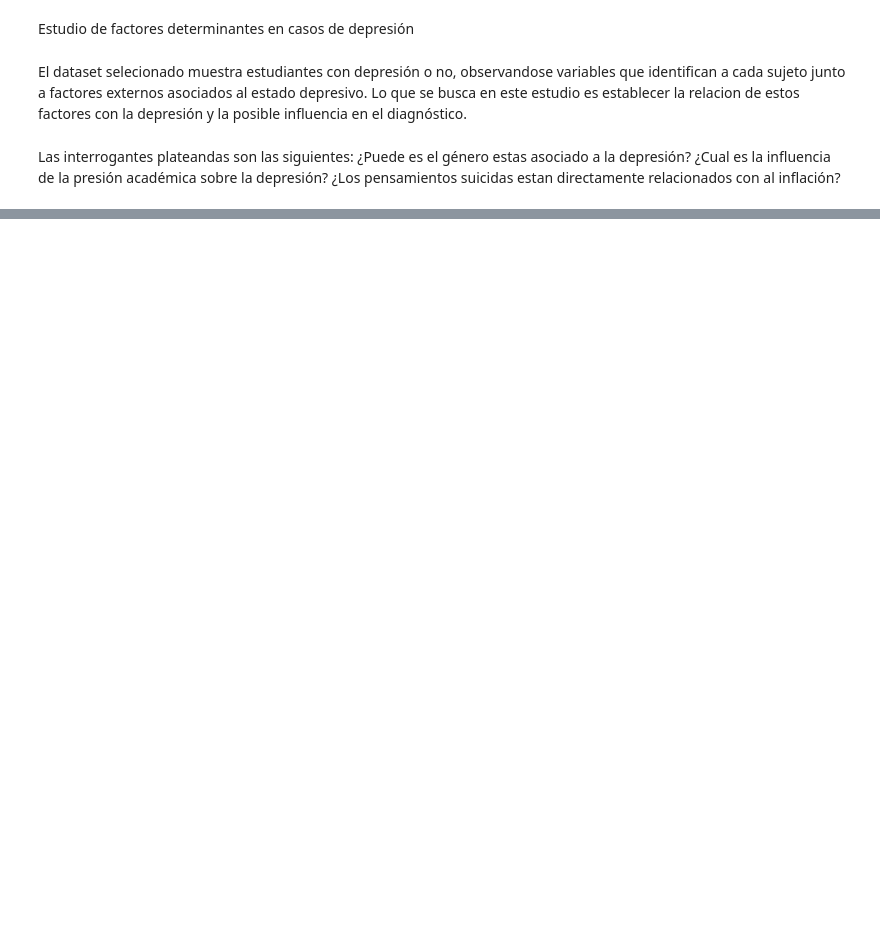
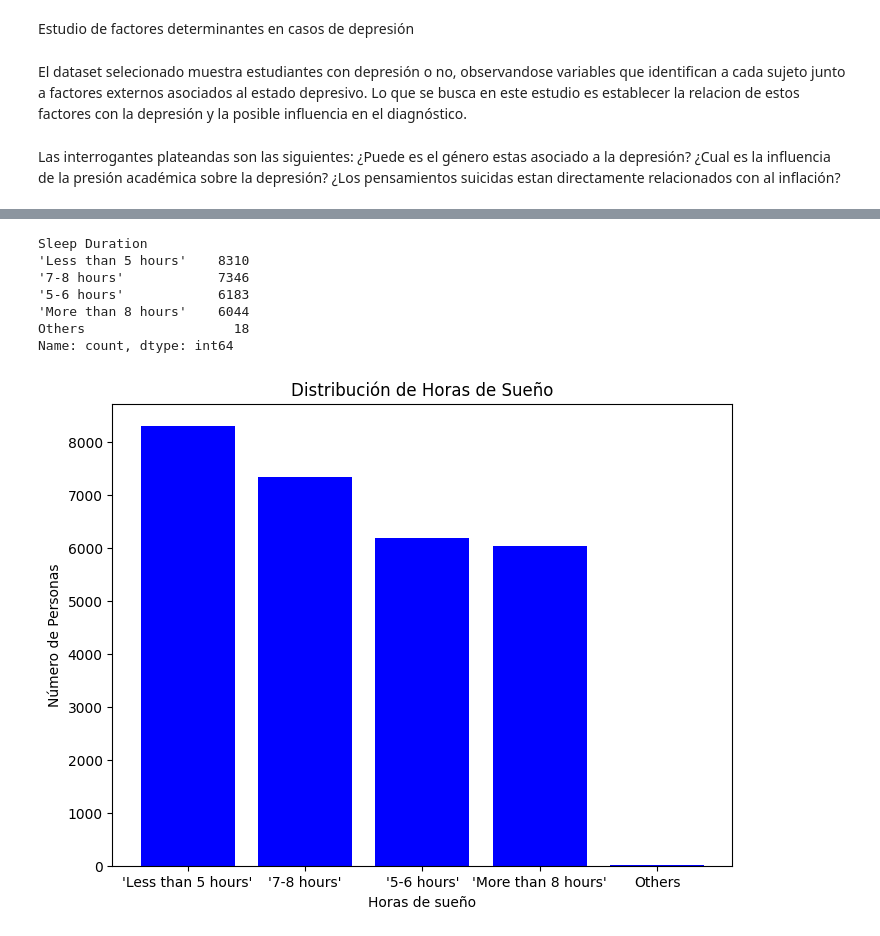
Before and after one commit to LeoV79080679/DSCI, a Jupyter notebook: ProyectoDS_parteI_Valderrama.ipynb, the cells around one changed output, grey strips where cells are left out. Cells and saved outputs as stored; diff of their text form; code cells hidden in the pictures; blank space fills up the shorter version.

```diff
--- a/ProyectoDS_parteI_Valderrama.ipynb
+++ b/ProyectoDS_parteI_Valderrama.ipynb
@@ -68,0 +107,26 @@ df.describe()
+# %%
+df['Sleep Duration'].str.strip()
+
+df['Sleep Duration'].unique()
+
+sleep_duration= df['Sleep Duration'].value_counts()
+
+print(sleep_duration)
+
+plt.figure(figsize=(8, 6))
+plt.bar(sleep_duration.index, sleep_duration.values, color='blue')
+
+plt.xlabel('Horas de sueño')
+plt.ylabel('Número de Personas')
+plt.title('Distribución de Horas de Sueño')
+
+plt.show()
+# %% [output]
+Sleep Duration
+'Less than 5 hours'    8310
+'7-8 hours'            7346
+'5-6 hours'            6183
+'More than 8 hours'    6044
+Others                   18
+Name: count, dtype: int64
+[figure, added]
```
Also changed, not shown: parts of 8 cells of this notebook.
